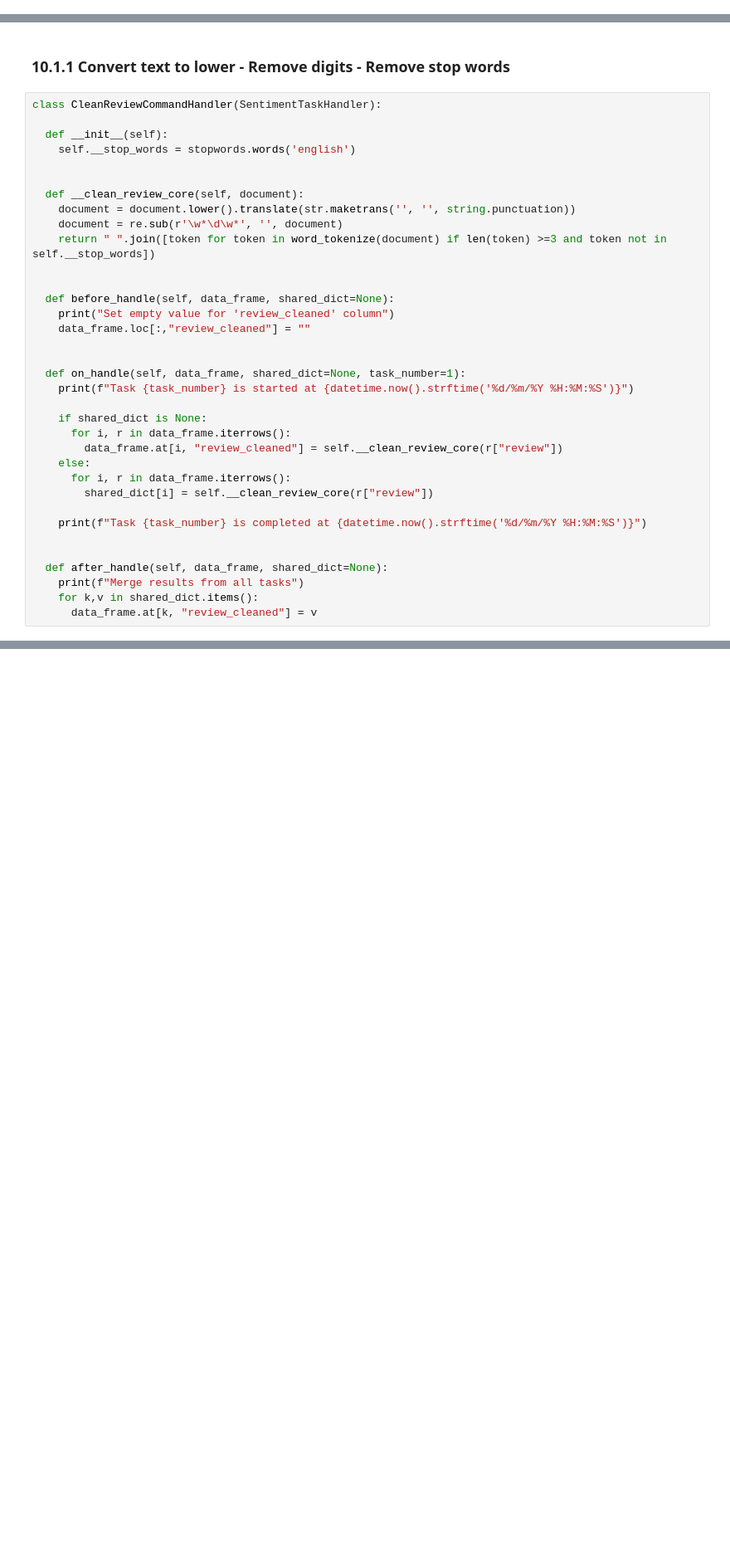
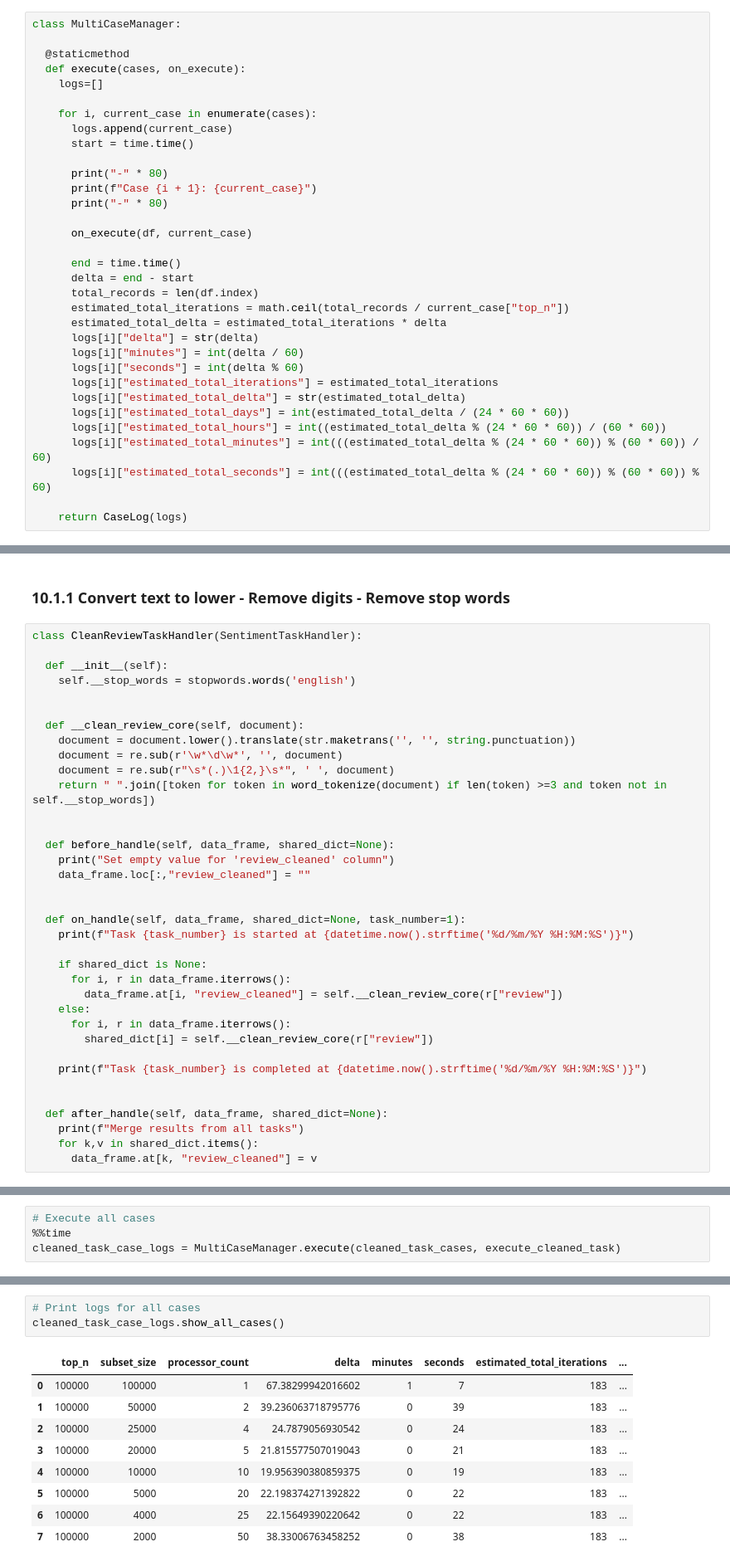
Before and after one commit to learninq/Master-Thesis-Sentiment-Analysis, a Jupyter notebook: 01.sentiment_analysis_dev.ipynb, the cells around one changed output, grey strips where cells are left out. Shown at 83% size. Saved outputs shown, nothing was run; the diff lists cells and outputs as text; blank space fills up the shorter version.

```diff
--- a/01.sentiment_analysis_dev.ipynb
+++ b/01.sentiment_analysis_dev.ipynb
@@ -1424,9 +1502,42 @@ if 'df' not in globals():
+# %%
+class MultiCaseManager:
+
+  @staticmethod
+  def execute(cases, on_execute):
+    logs=[]
+
+    for i, current_case in enumerate(cases):
+      logs.append(current_case)
+      start = time.time()
+
+      print("-" * 80)
+      print(f"Case {i + 1}: {current_case}")
+      print("-" * 80)
+
+      on_execute(df, current_case)
+
+      end = time.time()
+      delta = end - start
+      total_records = len(df.index)
+      estimated_total_iterations = math.ceil(total_records / current_case["top_n"])
+      estimated_total_delta = estimated_total_iterations * delta
+      logs[i]["delta"] = str(delta)
+      logs[i]["minutes"] = int(delta / 60)
+      logs[i]["seconds"] = int(delta % 60)
+      logs[i]["estimated_total_iterations"] = estimated_total_iterations
+      logs[i]["estimated_total_delta"] = str(estimated_total_delta)
+      logs[i]["estimated_total_days"] = int(estimated_total_delta / (24 * 60 * 60))
+      logs[i]["estimated_total_hours"] = int((estimated_total_delta % (24 * 60 * 60)) / (60 * 60))
+      logs[i]["estimated_total_minutes"] = int(((estimated_total_delta % (24 * 60 * 60)) % (60 * 60)) / 60)
+      logs[i]["estimated_total_seconds"] = int(((estimated_total_delta % (24 * 60 * 60)) % (60 * 60)) % 60)
+
+    return CaseLog(logs)
 # %% [markdown]
 ## 10.1 Prepare The Text for Modelling ([menu](#menu)) <a id='m-10-1'></a>
 # %% [markdown]
 ### 10.1.1 Convert text to lower - Remove digits - Remove stop words
 # %%
-class CleanReviewCommandHandler(SentimentTaskHandler):
+class CleanReviewTaskHandler(SentimentTaskHandler):
 
   def __init__(self):
     self.__stop_words = stopwords.words('english')
@@ -1435,6 +1546,7 @@ class CleanReviewCommandHandler(SentimentTaskHandler):
   def __clean_review_core(self, document):
     document = document.lower().translate(str.maketrans('', '', string.punctuation))
     document = re.sub(r'\w*\d\w*', '', document)
+    document = re.sub(r"\s*(.)\1{2,}\s*", ' ', document)
     return " ".join([token for token in word_tokenize(document) if len(token) >=3 and token not in self.__stop_words])
 
 
@@ -1545,0 +1600,4 @@ Wall time: 26min 32s
+# %%
+# Execute all cases
+%%time
+cleaned_task_case_logs = MultiCaseManager.execute(cleaned_task_cases, execute_cleaned_task)
@@ -1545,0 +1622,13 @@ Wall time: 26min 32s
+# %%
+# Print logs for all cases
+cleaned_task_case_logs.show_all_cases()
+# %% [output]
+|  | top_n | subset_size | processor_count | delta | minutes | seconds | estimated_total_iterations | ... |
+| 0 | 100000 | 100000 | 1 | 67.38299942016602 | 1 | 7 | 183 | ... |
+| 1 | 100000 | 50000 | 2 | 39.236063718795776 | 0 | 39 | 183 | ... |
+| 2 | 100000 | 25000 | 4 | 24.7879056930542 | 0 | 24 | 183 | ... |
+| 3 | 100000 | 20000 | 5 | 21.815577507019043 | 0 | 21 | 183 | ... |
+| 4 | 100000 | 10000 | 10 | 19.956390380859375 | 0 | 19 | 183 | ... |
+| 5 | 100000 | 5000 | 20 | 22.198374271392822 | 0 | 22 | 183 | ... |
+| 6 | 100000 | 4000 | 25 | 22.15649390220642 | 0 | 22 | 183 | ... |
+| 7 | 100000 | 2000 | 50 | 38.33006763458252 | 0 | 38 | 183 | ... |
```
Also changed, not shown: parts of 101 cells of this notebook.
